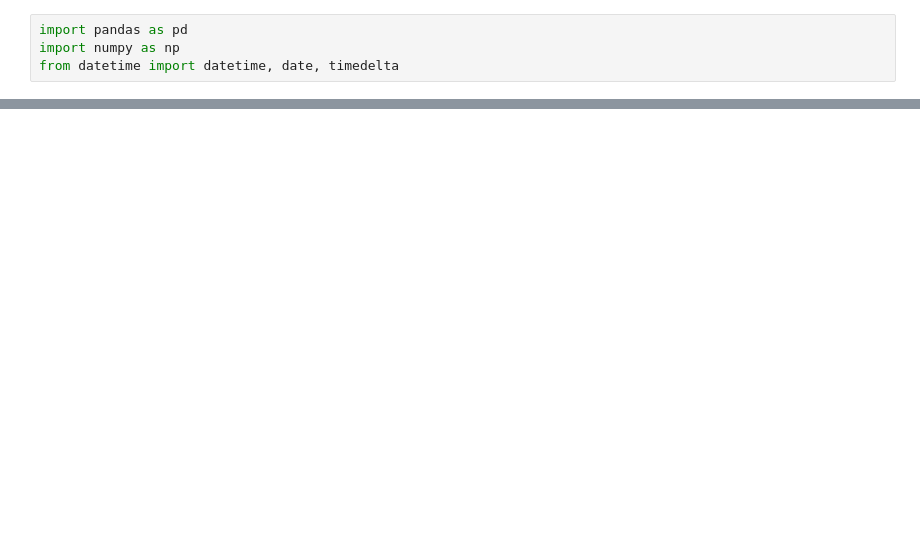
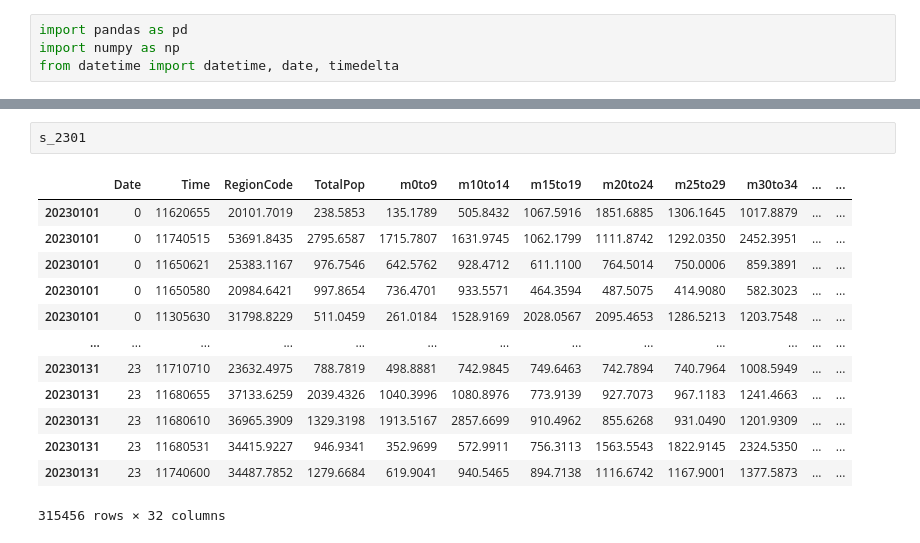
Before and after one commit to ICE-COMMA/Probono-AI, a Jupyter notebook: population.ipynb, the cells around one changed output, grey strips where cells are left out. Drawn from its saved outputs; the diff is of its cells as text; blank space fills up the shorter version.

```diff
--- a/population.ipynb
+++ b/population.ipynb
@@ -221,0 +587,16 @@ data
+# %%
+s_2301
+# %% [output]
+|  | Date | Time | RegionCode | TotalPop | m0to9 | m10to14 | m15to19 | m20to24 | m25to29 | m30to34 | ... | ... |
+| 20230101 | 0 | 11620655 | 20101.7019 | 238.5853 | 135.1789 | 505.8432 | 1067.5916 | 1851.6885 | 1306.1645 | 1017.8879 | ... | ... |
+| 20230101 | 0 | 11740515 | 53691.8435 | 2795.6587 | 1715.7807 | 1631.9745 | 1062.1799 | 1111.8742 | 1292.0350 | 2452.3951 | ... | ... |
+| 20230101 | 0 | 11650621 | 25383.1167 | 976.7546 | 642.5762 | 928.4712 | 611.1100 | 764.5014 | 750.0006 | 859.3891 | ... | ... |
+| 20230101 | 0 | 11650580 | 20984.6421 | 997.8654 | 736.4701 | 933.5571 | 464.3594 | 487.5075 | 414.9080 | 582.3023 | ... | ... |
+| 20230101 | 0 | 11305630 | 31798.8229 | 511.0459 | 261.0184 | 1528.9169 | 2028.0567 | 2095.4653 | 1286.5213 | 1203.7548 | ... | ... |
+| ... | ... | ... | ... | ... | ... | ... | ... | ... | ... | ... | ... | ... |
+| 20230131 | 23 | 11710710 | 23632.4975 | 788.7819 | 498.8881 | 742.9845 | 749.6463 | 742.7894 | 740.7964 | 1008.5949 | ... | ... |
+| 20230131 | 23 | 11680655 | 37133.6259 | 2039.4326 | 1040.3996 | 1080.8976 | 773.9139 | 927.7073 | 967.1183 | 1241.4663 | ... | ... |
+| 20230131 | 23 | 11680610 | 36965.3909 | 1329.3198 | 1913.5167 | 2857.6699 | 910.4962 | 855.6268 | 931.0490 | 1201.9309 | ... | ... |
+| 20230131 | 23 | 11680531 | 34415.9227 | 946.9341 | 352.9699 | 572.9911 | 756.3113 | 1563.5543 | 1822.9145 | 2324.5350 | ... | ... |
+| 20230131 | 23 | 11740600 | 34487.7852 | 1279.6684 | 619.9041 | 940.5465 | 894.7138 | 1116.6742 | 1167.9001 | 1377.5873 | ... | ... |
+315456 rows × 32 columns
```
Also changed, not shown: parts of 51 cells of this notebook, 1 other file.
